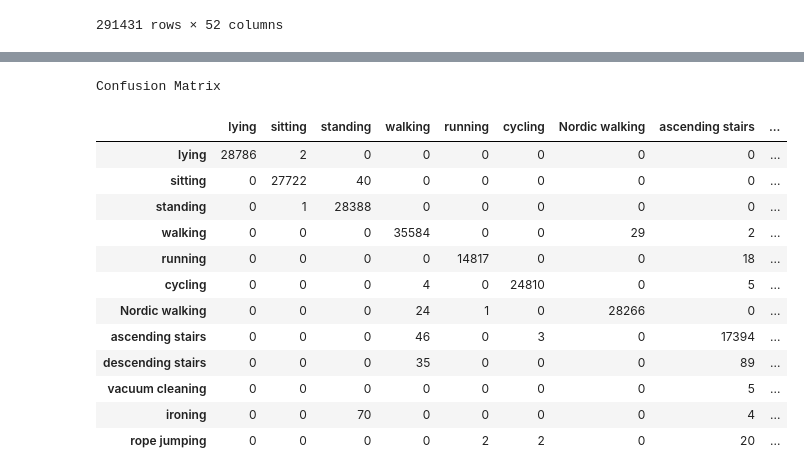
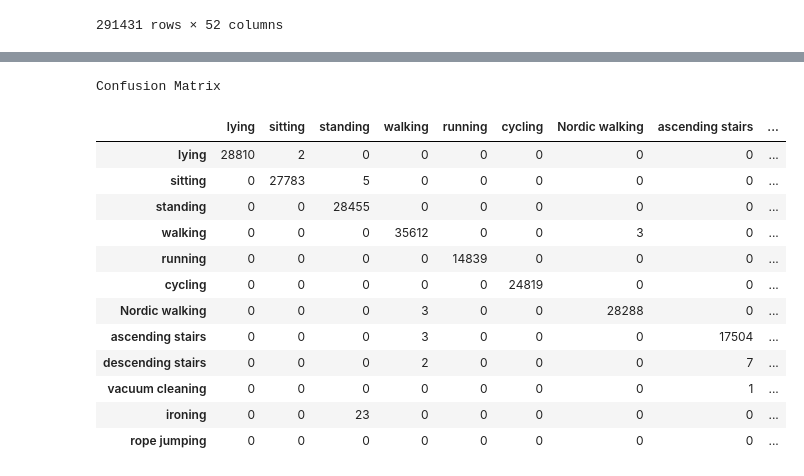
Before and after one commit to vivekmadhavaram/SMAI-Project---Team-30, a Jupyter notebook: Random Forest.ipynb, the cells around one changed output, grey strips where cells are left out. Drawn from its saved outputs; the diff is of its cells as text; code cells hidden in the pictures.

```diff
--- a/Random Forest.ipynb
+++ b/Random Forest.ipynb
@@ -119,19 +119,19 @@ for i in range(5):
     start_time = time.time()
     data_x,data_y,v_x,v_y=data(i)
     print("data",(time.time() - start_time))
-    temp=pd.concat([data_x,data_y], axis=1)
-    temp=temp.sample(n=170000)
-    data_x=temp[temp.columns[:-1]]
-    data_y=temp[temp.columns[-1]]
-    temp=pd.concat([v_x,v_y], axis=1)
-    temp=temp.sample(n=30000)
-    v_x=temp[temp.columns[:-1]]
-    v_y=temp[temp.columns[-1]]
-    temp=pd.concat([X_test,y_test], axis=1)
-    temp=temp.sample(n=30000)
-    x3=temp[temp.columns[:-1]]
-    y3=temp[temp.columns[-1]]
-    print(data_x.shape,v_x.shape,x3.shape)
+#     temp=pd.concat([data_x,data_y], axis=1)
+#     temp=temp.sample(n=425000)
+#     data_x=temp[temp.columns[:-1]]
+#     data_y=temp[temp.columns[-1]]
+#     temp=pd.concat([v_x,v_y], axis=1)
+#     temp=temp.sample(n=75000)
+#     v_x=temp[temp.columns[:-1]]
+#     v_y=temp[temp.columns[-1]]
+#     temp=pd.concat([X_test,y_test], axis=1)
+#     temp=temp.sample(n=75000)
+#     x3=temp[temp.columns[:-1]]
+#     y3=temp[temp.columns[-1]]
+    print(data_x.shape,v_x.shape,X_test.shape)
     #x1=pca.fit_transform(data_x)
     #x2=pca.fit_transform(v_x)
     #x3=pca.fit_transform(x3)
@@ -140,16 +140,16 @@ for i in range(5):
     #x2=pd.DataFrame(x2)
     #x3=pd.DataFrame(x3)
 
-    y_tr=list(data_y)
-    classifier = RandomForestClassifier(max_depth=20)
-    classifier.fit(data_x, y_tr)
+    y_tr=list(data_y[0])
+    classifier = RandomForestClassifier(n_estimators=50,max_depth=20)
+    classifier.fit(data_x, data_y)
     print(i,(time.time() - start_time))
     vy_pred = classifier.predict(v_x)
     sc2=accuracy_score(v_y, vy_pred)
     try_pred = classifier.predict(data_x)
     sc1=accuracy_score(data_y, try_pred)
-    tey_pred = classifier.predict(x3)
-    sc3=accuracy_score(y3, tey_pred)
+    tey_pred = classifier.predict(X_test)
+    sc3=accuracy_score(y_test, tey_pred)
     classifiers.append(classifier)
     print(sc1,sc2,sc3,(time.time() - start_time))
     scores.loc[len(scores)]=[i,sc1,sc2,sc3]
@@ -182,24 +186,24 @@ Best Test Accuracy is : 0.9974
 # %%
 from sklearn.metrics import confusion_matrix
-cls=classifiers[3]
+cls=classifiers[1]
 y_t=list(y_test)
 tey_pred = cls.predict(X_test)
 cm2 = confusion_matrix(y_t, list(tey_pred))
 cm_df2 = pd.DataFrame(cm2,index = activity_id.values(),columns = activity_id.values())
 print("Confusion Matrix")
 cm_df2
 # %% [output]
 Confusion Matrix
 |  | lying | sitting | standing | walking | running | cycling | Nordic walking | ascending stairs | ... |
-| lying | 28786 | 2 | 0 | 0 | 0 | 0 | 0 | 0 | ... |
-| sitting | 0 | 27722 | 40 | 0 | 0 | 0 | 0 | 0 | ... |
-| standing | 0 | 1 | 28388 | 0 | 0 | 0 | 0 | 0 | ... |
-| walking | 0 | 0 | 0 | 35584 | 0 | 0 | 29 | 2 | ... |
-| running | 0 | 0 | 0 | 0 | 14817 | 0 | 0 | 18 | ... |
-| cycling | 0 | 0 | 0 | 4 | 0 | 24810 | 0 | 5 | ... |
-| Nordic walking | 0 | 0 | 0 | 24 | 1 | 0 | 28266 | 0 | ... |
-| ascending stairs | 0 | 0 | 0 | 46 | 0 | 3 | 0 | 17394 | ... |
-| descending stairs | 0 | 0 | 0 | 35 | 0 | 0 | 0 | 89 | ... |
-| vacuum cleaning | 0 | 0 | 0 | 0 | 0 | 0 | 0 | 5 | ... |
-| ironing | 0 | 0 | 70 | 0 | 0 | 0 | 0 | 4 | ... |
-| rope jumping | 0 | 0 | 0 | 0 | 2 | 2 | 0 | 20 | ... |
+| lying | 28810 | 2 | 0 | 0 | 0 | 0 | 0 | 0 | ... |
+| sitting | 0 | 27783 | 5 | 0 | 0 | 0 | 0 | 0 | ... |
+| standing | 0 | 0 | 28455 | 0 | 0 | 0 | 0 | 0 | ... |
+| walking | 0 | 0 | 0 | 35612 | 0 | 0 | 3 | 0 | ... |
+| running | 0 | 0 | 0 | 0 | 14839 | 0 | 0 | 0 | ... |
+| cycling | 0 | 0 | 0 | 0 | 0 | 24819 | 0 | 0 | ... |
+| Nordic walking | 0 | 0 | 0 | 3 | 0 | 0 | 28288 | 0 | ... |
+| ascending stairs | 0 | 0 | 0 | 3 | 0 | 0 | 0 | 17504 | ... |
+| descending stairs | 0 | 0 | 0 | 2 | 0 | 0 | 0 | 7 | ... |
+| vacuum cleaning | 0 | 0 | 0 | 0 | 0 | 0 | 0 | 1 | ... |
+| ironing | 0 | 0 | 23 | 0 | 0 | 0 | 0 | 0 | ... |
+| rope jumping | 0 | 0 | 0 | 0 | 0 | 0 | 0 | 0 | ... |
```
Also changed, not shown: parts of 1 cell of this notebook.
